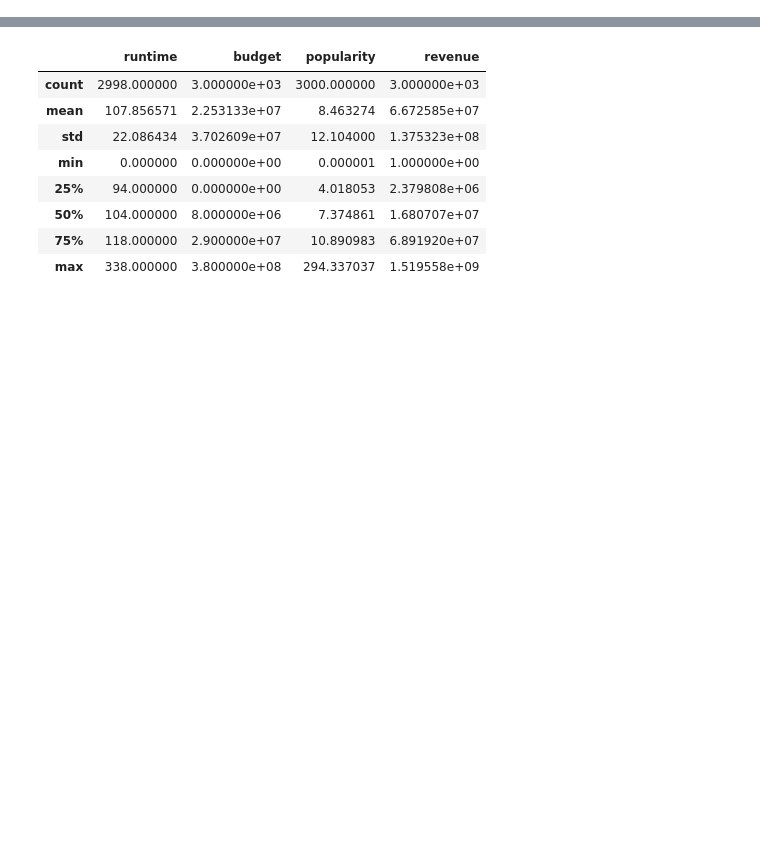
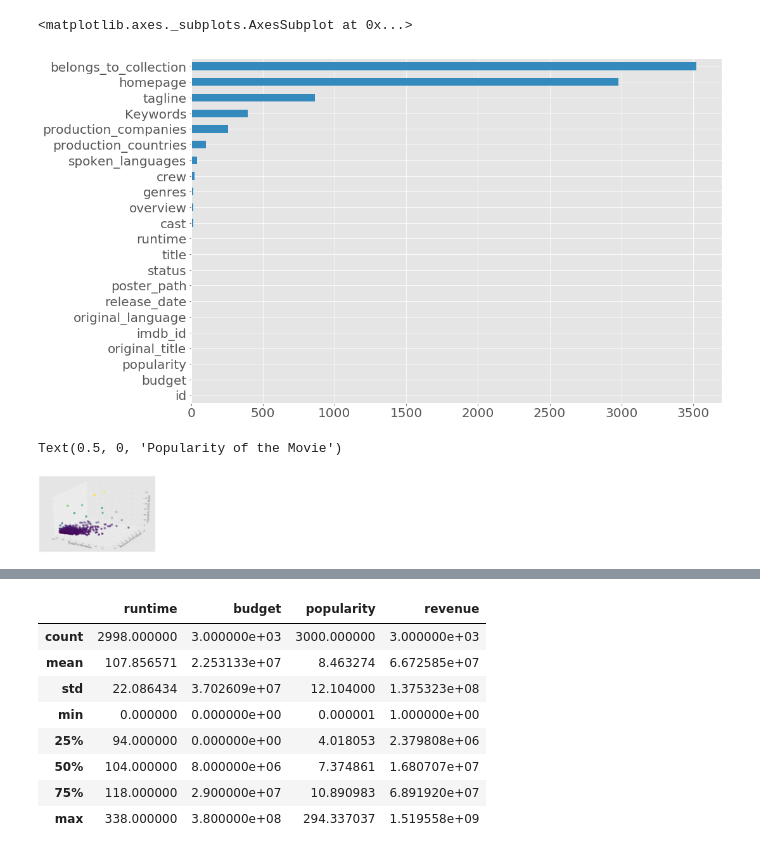
Before and after one commit to wolusien/Kaggle_projects, a Jupyter notebook: BoxOffice/BoxOffice.ipynb, the cells around one changed output, grey strips where cells are left out. Drawn from its saved outputs; the diff is of its cells as text; code cells hidden in the pictures; blank space fills up the shorter version.

```diff
--- a/BoxOffice/BoxOffice.ipynb
+++ b/BoxOffice/BoxOffice.ipynb
@@ -60,0 +47,21 @@ revenue :
+# %%
+fig = plt.figure(figsize=(15, 10))
+dftest.isna().sum().sort_values(ascending=True).plot(kind='barh',color='C1', fontsize=20)
+# %% [output]
+<matplotlib.axes._subplots.AxesSubplot at 0x...>
+[figure, added]
+# %%
+fig = plt.figure(figsize=(15,10))
+ax = plt.subplot(111,projection = '3d')
+
+# Data for three-dimensional scattered points
+zdata =dft.popularity
+xdata =dft.budget
+ydata = dft.revenue
+ax.scatter3D(xdata, ydata, zdata, c=zdata, s = 200)
+ax.set_xlabel('Budget of the Movie',fontsize=17)
+ax.set_ylabel('Revenue of the Movie',fontsize=17)
+ax.set_zlabel('Popularity of the Movie',fontsize=17)
+# %% [output]
+Text(0.5, 0, 'Popularity of the Movie')
+[figure, added]
```
Also changed, not shown: parts of 53 cells of this notebook.
